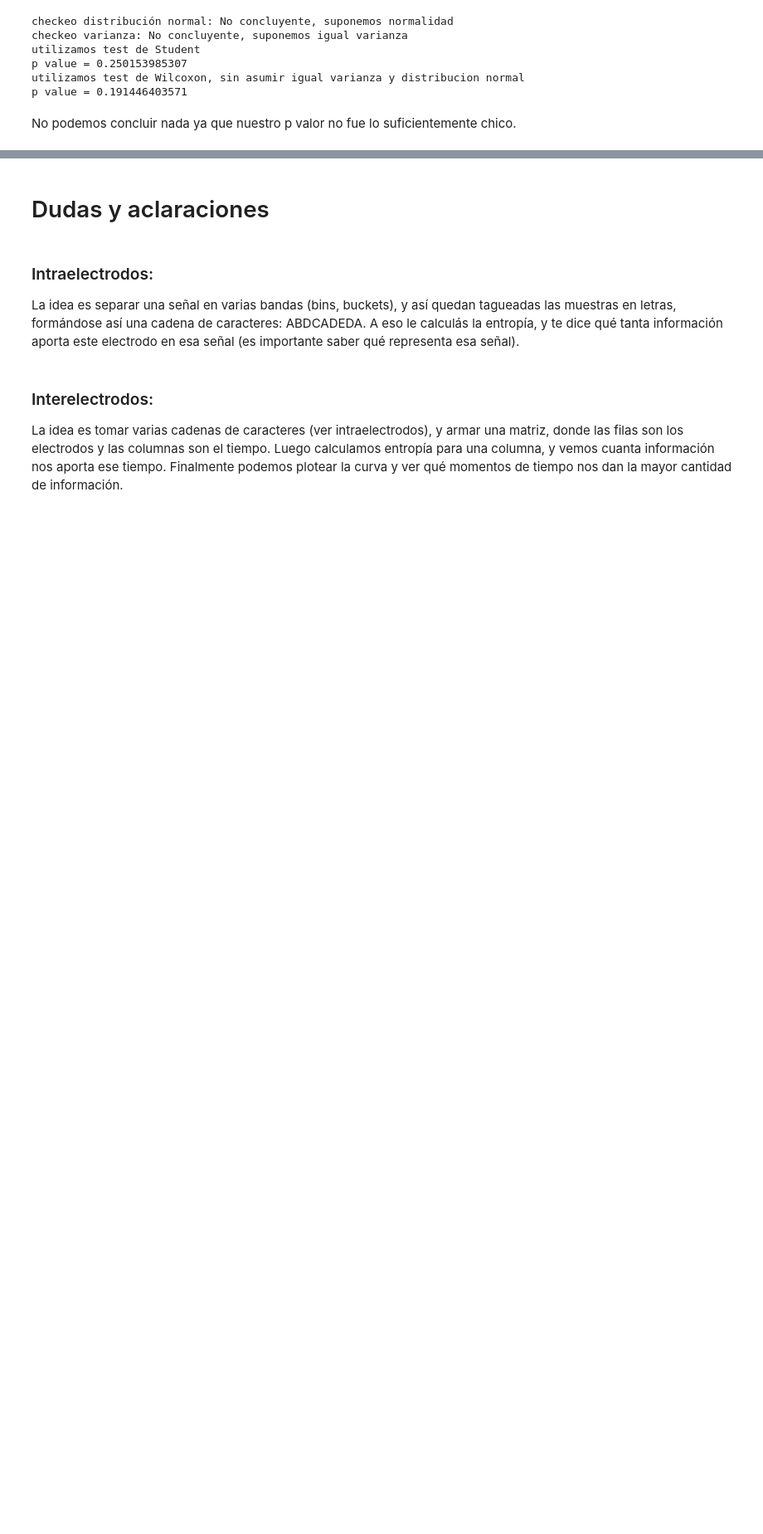
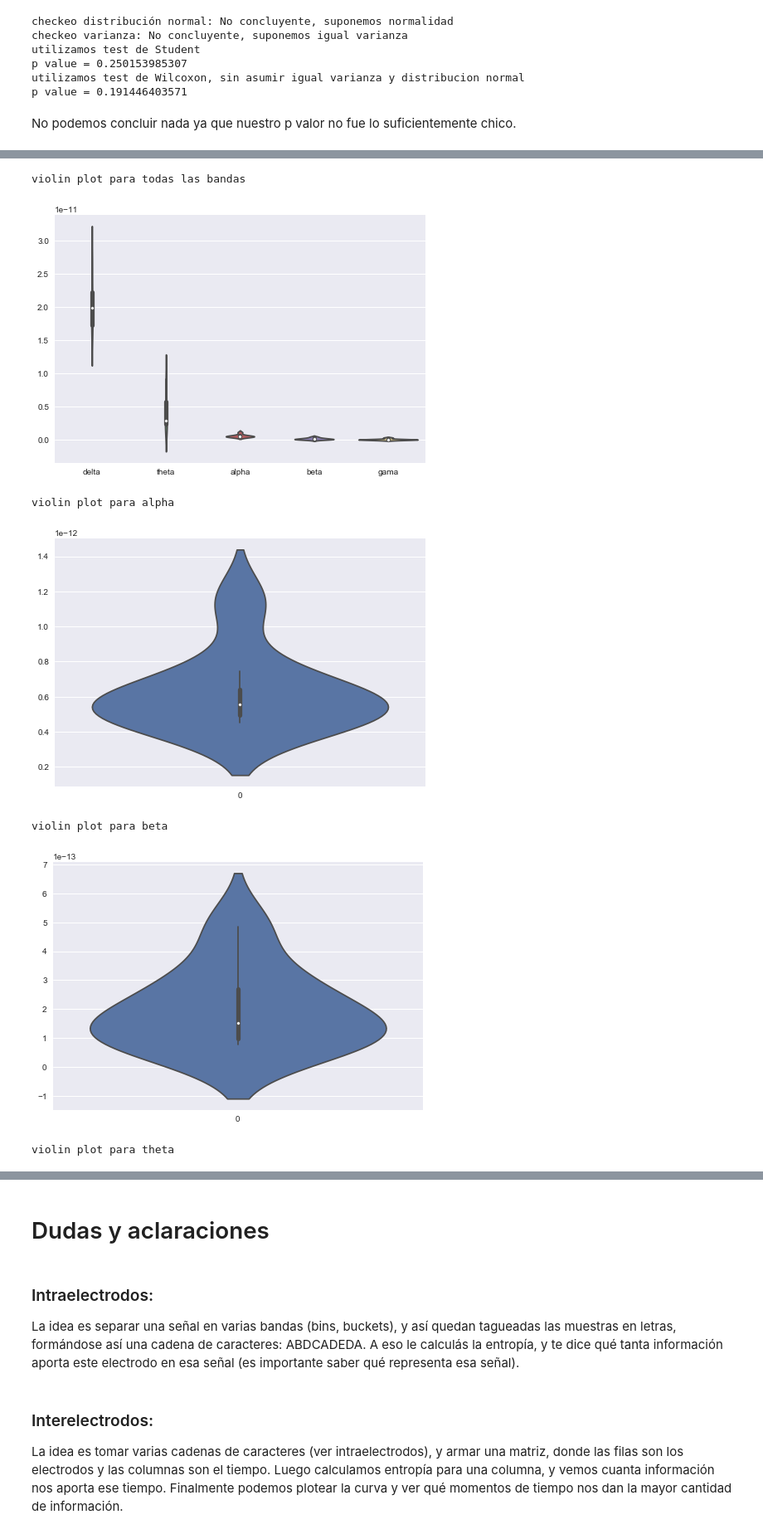
Before and after one commit to FerFrassia/DataScience, a Jupyter notebook: tp2/Tp2.ipynb, the cells around one changed output, grey strips where cells are left out. Shown at 83% size. Saved outputs shown, nothing was run; the diff lists cells and outputs as text; code cells hidden in the pictures; blank space fills up the shorter version.

```diff
--- a/tp2/Tp2.ipynb
+++ b/tp2/Tp2.ipynb
@@ -759,0 +647,7 @@ for delta in deltasP:
+# %%
+
+#Para los sujetos enfermos
+cantidad_electrodos = 30
+P_pot = calcular_bandas(lista_sujetosP, cantidad_electrodos, True, index)
+
+print(P_pot)
@@ -759,0 +664,35 @@ for delta in deltasP:
+# %%
+print('violin plot para todas las bandas')
+sn.violinplot(data=P_pot)
+plt.show()
+print('violin plot para alpha')
+sn.violinplot(data=P_pot['alpha'])
+plt.show()
+
+print('violin plot para beta')
+sn.violinplot(data=P_pot['beta'])
+plt.show()
+#igual_media_1muestra(beta)
+
+print('violin plot para theta')
+sn.violinplot(data=P_pot['theta'])
+plt.show()
+#print("muy pocos datos para llegar a una conclusión")
+#igual_media_1muestra(theta)
+
+print('violin plot para delta')
+sn.violinplot(data=P_pot['delta'])
+plt.show()
+#igual_media_1muestra(delta)
+
+print('violin plot para gama')
+sn.violinplot(data=P_pot['gama'])
+plt.show()
+# %% [output]
+violin plot para todas las bandas
+[figure, added]
+violin plot para alpha
+[figure, added]
+violin plot para beta
+[figure, added]
+violin plot para theta
```
Also changed, not shown: parts of 27 cells of this notebook.
